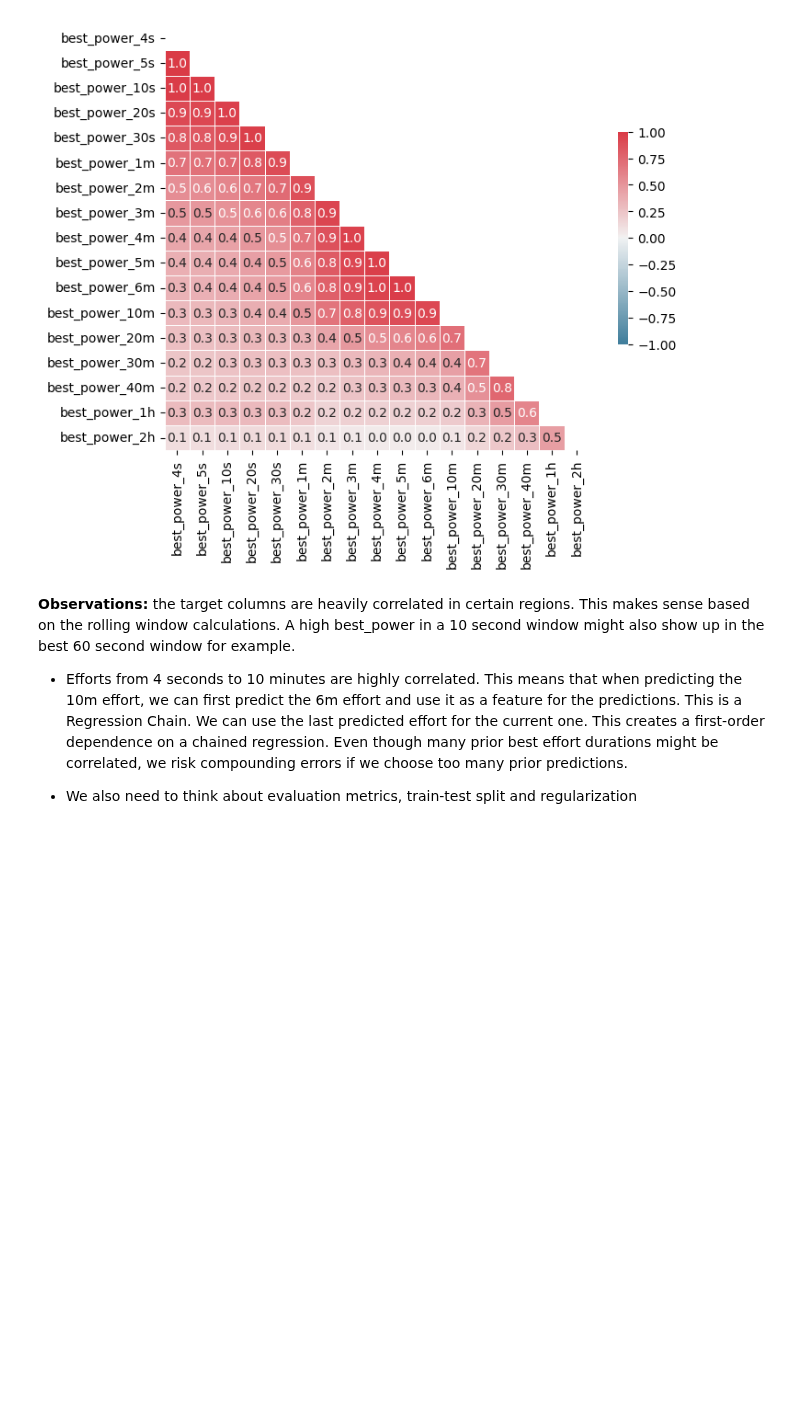
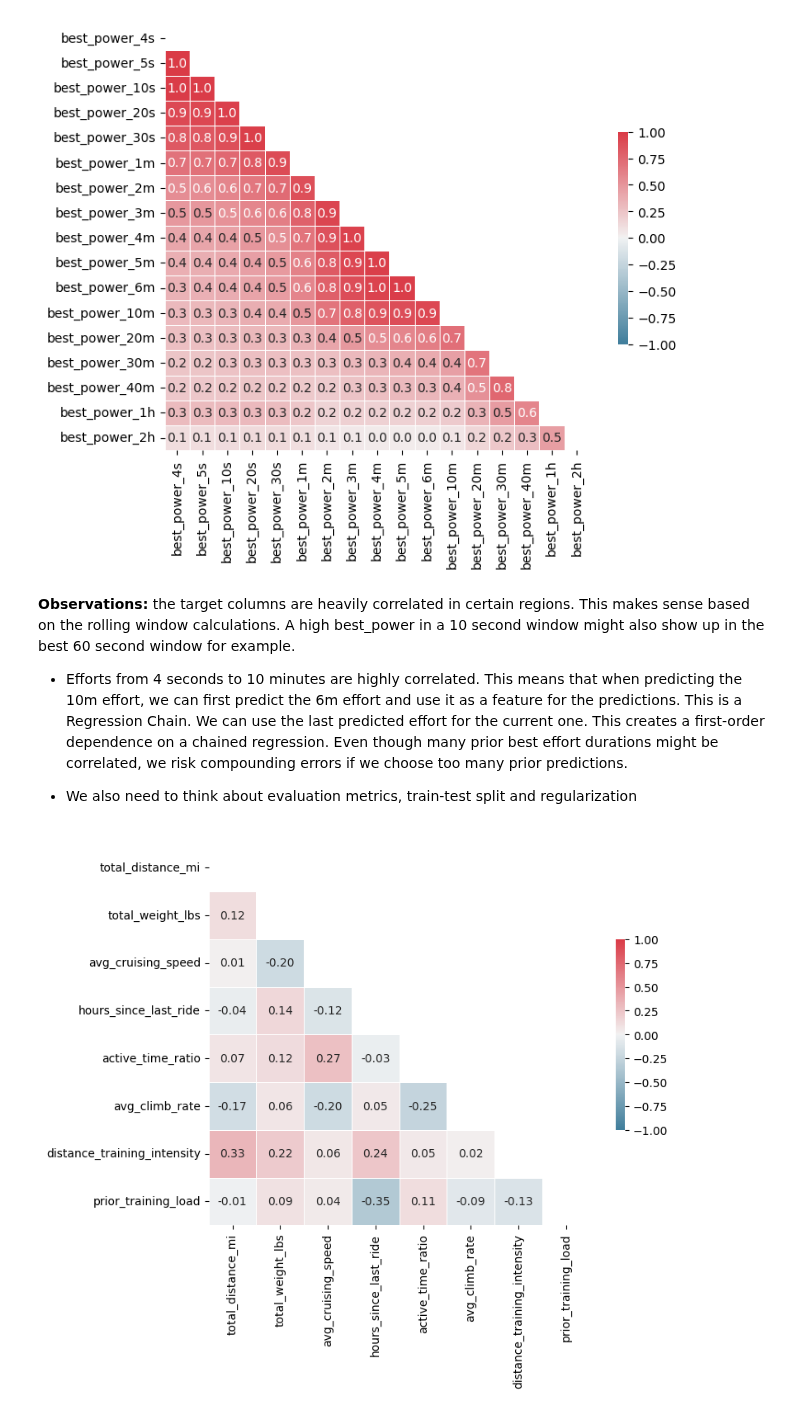
Before and after one commit to ericbauer55/bike-fitness-tracking, a Jupyter notebook: notebooks/2_Linear_Modeling/0b_feature_selection.ipynb, the cells around one changed output. Drawn from its saved outputs; the diff is of its cells as text; code cells hidden in the pictures; blank space fills up the shorter version.

```diff
--- a/notebooks/2_Linear_Modeling/0b_feature_selection.ipynb
+++ b/notebooks/2_Linear_Modeling/0b_feature_selection.ipynb
@@ -81,3 +81,9 @@ df_summary_selected.to_csv(OUT_CSV_DATA / 'ride_summary_selected_feature.csv')
+# %%
+df_corr_numerical = df_summary_selected[numerical_feature_cols].corr()
+# %%
+plot_feature_corr(df_corr_numerical, annotate=True)
+# %% [output]
+[figure, added]
 # %%
 print(f'There are {len(numerical_feature_cols+categorical_feature_cols)} features and {len(target_cols)} target columns')
 # %% [output]
```
Also changed, not shown: parts of 6 cells of this notebook, 4 other files.
